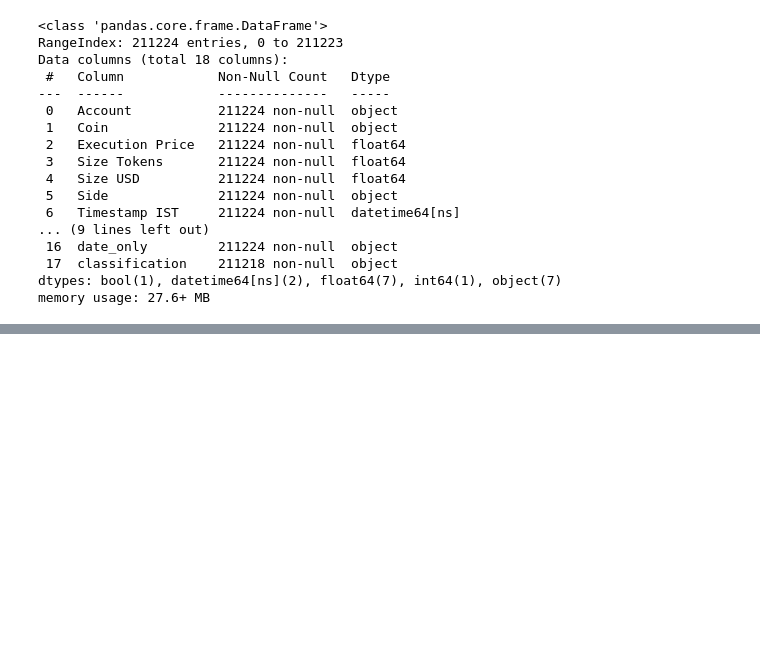
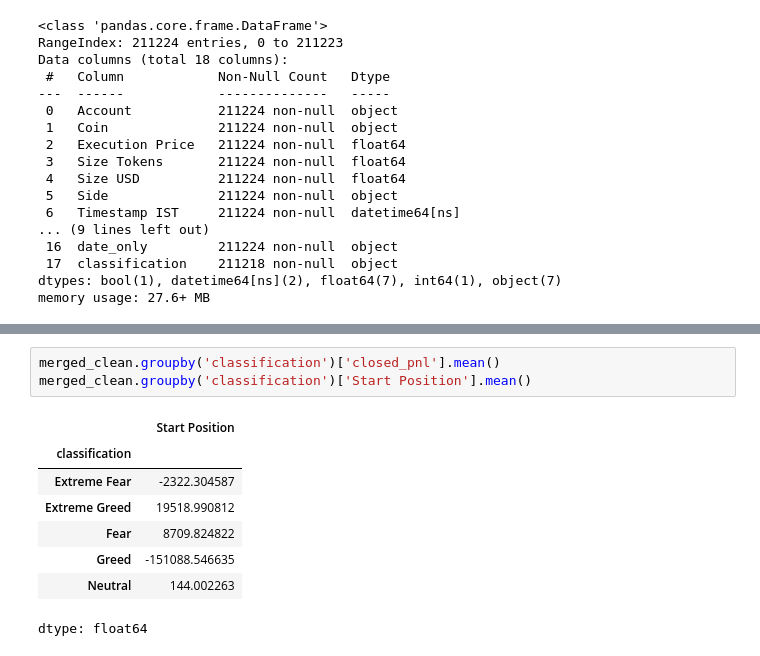
Before and after one commit to mohitsbh/ds_mohit_bhosale, a Jupyter notebook: notebook_1.ipynb, the cells around one changed output, grey strips where cells are left out. Cells and saved outputs as stored; diff of their text form; blank space fills up the shorter version.

```diff
--- a/notebook_1.ipynb
+++ b/notebook_1.ipynb
@@ -186,0 +219,12 @@ memory usage: 27.6+ MB
+# %%
+merged_clean.groupby('classification')['closed_pnl'].mean()
+merged_clean.groupby('classification')['Start Position'].mean()
+# %% [output]
+|  | Start Position |
+| classification |  |
+| Extreme Fear | -2322.304587 |
+| Extreme Greed | 19518.990812 |
+| Fear | 8709.824822 |
+| Greed | -151088.546635 |
+| Neutral | 144.002263 |
+dtype: float64
```
Also changed, not shown: parts of 3 cells of this notebook.
